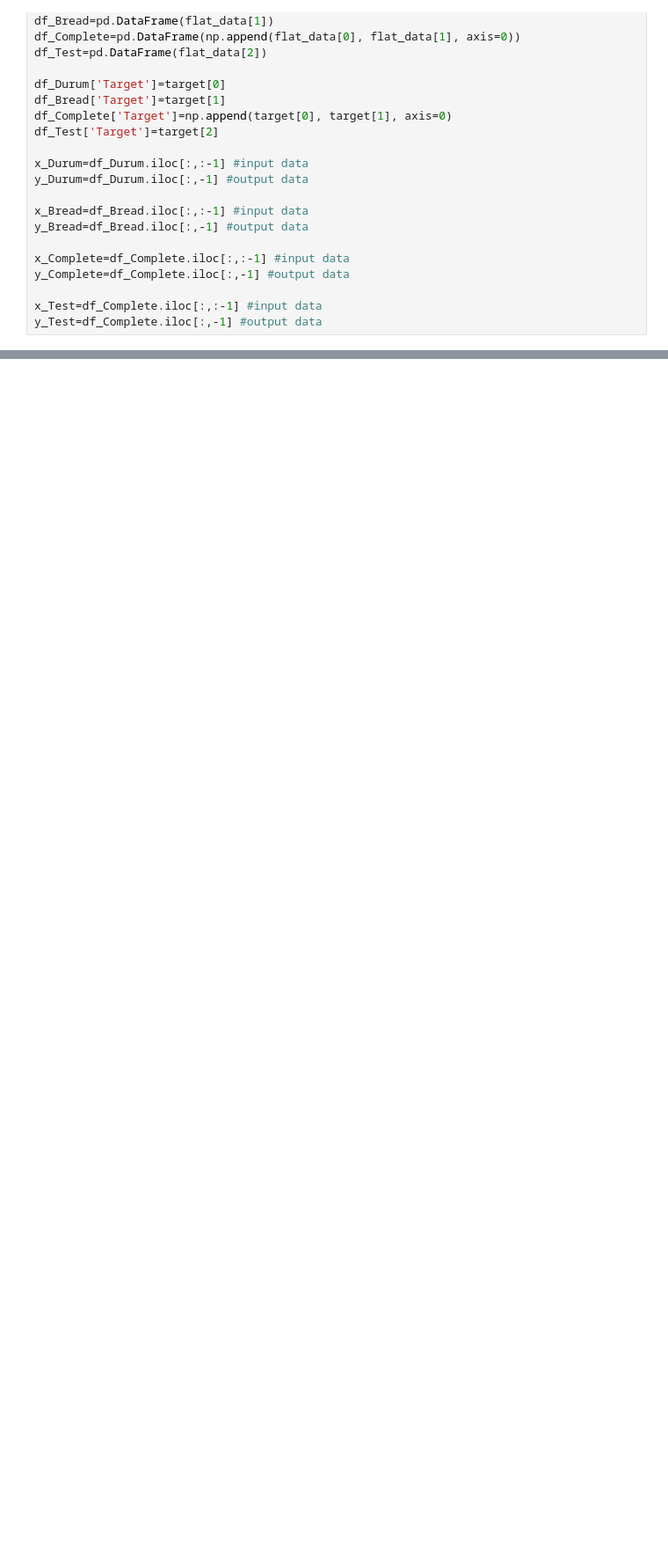
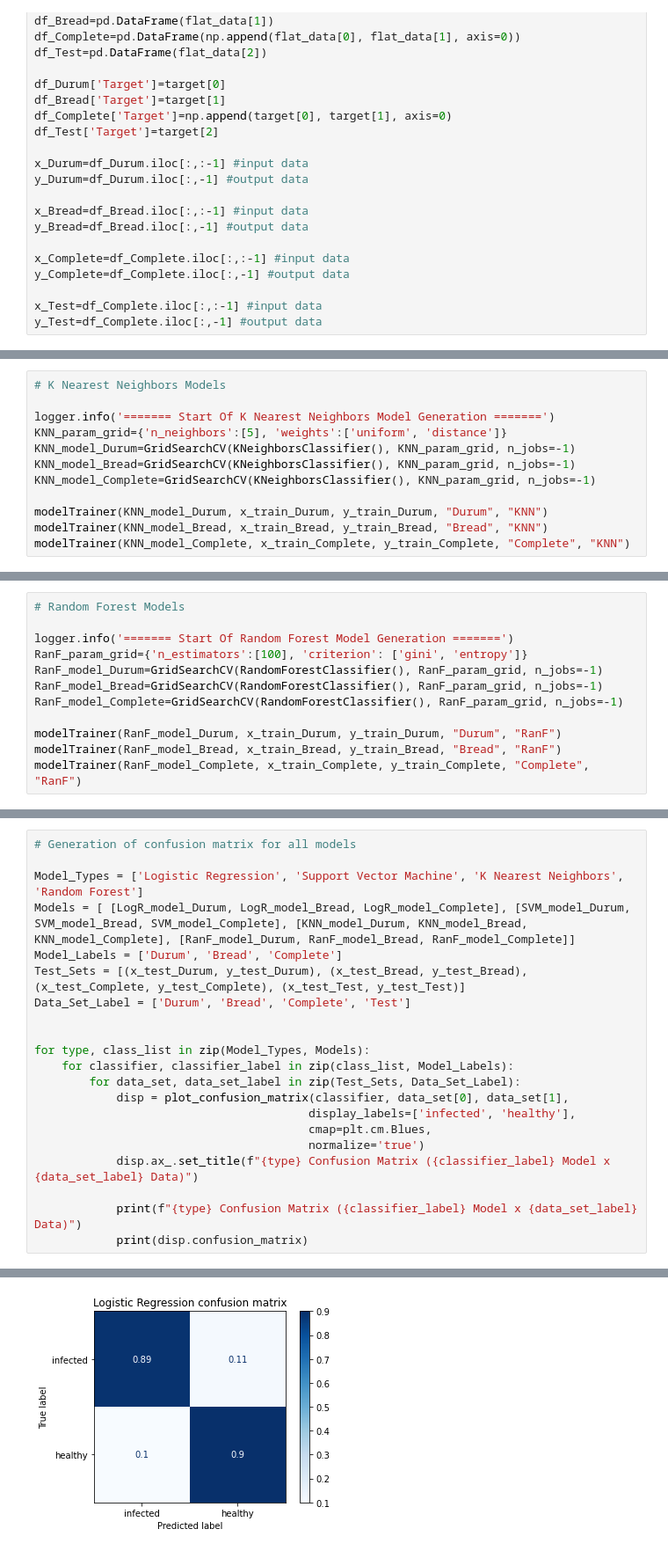
Before and after one commit to syncrotron/Thesis, a Jupyter notebook: General/bin/General.ipynb, the cells around one changed output, grey strips where cells are left out. Shown at 88% size. Cells and saved outputs as stored; diff of their text form; blank space fills up the shorter version.

Commit message:
Finished multi-models, got confusion matrix working

```diff
--- a/General/bin/General.ipynb
+++ b/General/bin/General.ipynb
@@ -184,0 +197,12 @@ KeyboardInterrupt:
+# %%
+# K Nearest Neighbors Models
+
+logger.info('======= Start Of K Nearest Neighbors Model Generation =======')
+KNN_param_grid={'n_neighbors':[5], 'weights':['uniform', 'distance']}
+KNN_model_Durum=GridSearchCV(KNeighborsClassifier(), KNN_param_grid, n_jobs=-1)
+KNN_model_Bread=GridSearchCV(KNeighborsClassifier(), KNN_param_grid, n_jobs=-1)
+KNN_model_Complete=GridSearchCV(KNeighborsClassifier(), KNN_param_grid, n_jobs=-1)
+
+modelTrainer(KNN_model_Durum, x_train_Durum, y_train_Durum, "Durum", "KNN")
+modelTrainer(KNN_model_Bread, x_train_Bread, y_train_Bread, "Bread", "KNN")
+modelTrainer(KNN_model_Complete, x_train_Complete, y_train_Complete, "Complete", "KNN")
@@ -184,0 +217,12 @@ KeyboardInterrupt:
+# %%
+# Random Forest Models
+
+logger.info('======= Start Of Random Forest Model Generation =======')
+RanF_param_grid={'n_estimators':[100], 'criterion': ['gini', 'entropy']}
+RanF_model_Durum=GridSearchCV(RandomForestClassifier(), RanF_param_grid, n_jobs=-1)
+RanF_model_Bread=GridSearchCV(RandomForestClassifier(), RanF_param_grid, n_jobs=-1)
+RanF_model_Complete=GridSearchCV(RandomForestClassifier(), RanF_param_grid, n_jobs=-1)
+
+modelTrainer(RanF_model_Durum, x_train_Durum, y_train_Durum, "Durum", "RanF")
+modelTrainer(RanF_model_Bread, x_train_Bread, y_train_Bread, "Bread", "RanF")
+modelTrainer(RanF_model_Complete, x_train_Complete, y_train_Complete, "Complete", "RanF")
@@ -184,0 +237,22 @@ KeyboardInterrupt:
+# %%
+# Generation of confusion matrix for all models
+
+Model_Types = ['Logistic Regression', 'Support Vector Machine', 'K Nearest Neighbors', 'Random Forest']
+Models = [ [LogR_model_Durum, LogR_model_Bread, LogR_model_Complete], [SVM_model_Durum, SVM_model_Bread, SVM_model_Complete], [KNN_model_Durum, KNN_model_Bread, KNN_model_Complete], [RanF_model_Durum, RanF_model_Bread, RanF_model_Complete]]
+Model_Labels = ['Durum', 'Bread', 'Complete']
+Test_Sets = [(x_test_Durum, y_test_Durum), (x_test_Bread, y_test_Bread), (x_test_Complete, y_test_Complete), (x_test_Test, y_test_Test)]
+Data_Set_Label = ['Durum', 'Bread', 'Complete', 'Test']
+
+
+for type, class_list in zip(Model_Types, Models):
+    for classifier, classifier_label in zip(class_list, Model_Labels):
+        for data_set, data_set_label in zip(Test_Sets, Data_Set_Label):
+            disp = plot_confusion_matrix(classifier, data_set[0], data_set[1],
+                                        display_labels=['infected', 'healthy'],
+                                        cmap=plt.cm.Blues,
+                                        normalize='true')
+            disp.ax_.set_title(f"{type} Confusion Matrix ({classifier_label} Model x {data_set_label} Data)")
+
+            print(f"{type} Confusion Matrix ({classifier_label} Model x {data_set_label} Data)")
+            print(disp.confusion_matrix)
+# %% [output]
@@ -184,0 +276 @@ KeyboardInterrupt:
+[figure, added]
```
Also changed, not shown: parts of 11 cells of this notebook.
